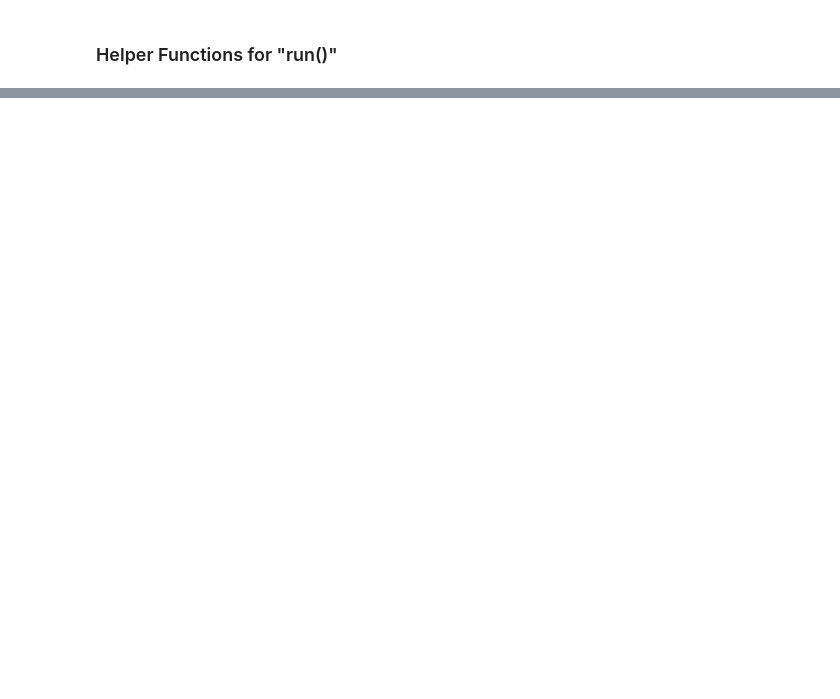
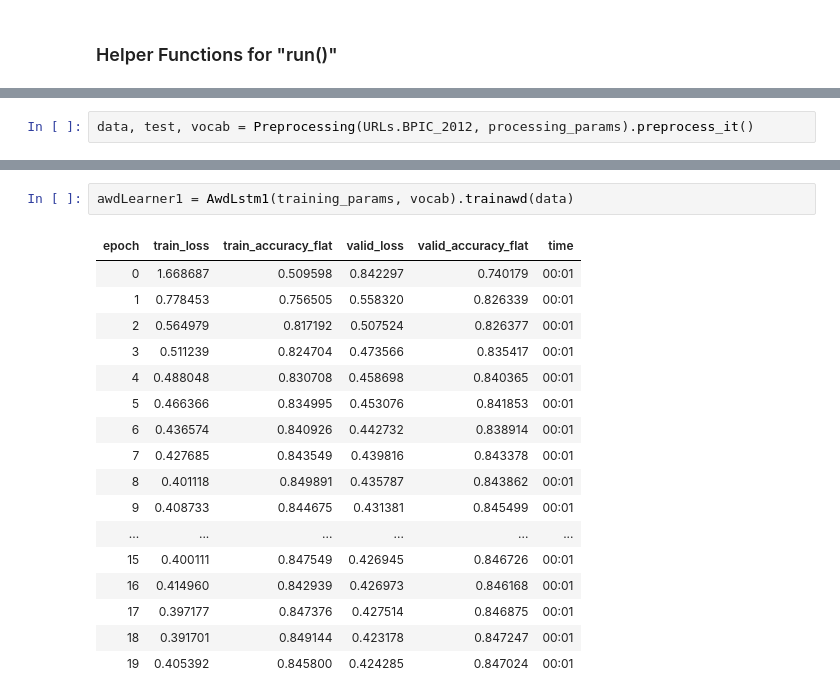
Before and after one commit to joLahann/fastpm, a Jupyter notebook: nbs/13_fastpm_control_flow_prediction_comparison.ipynb, the cells around one changed output, grey strips where cells are left out. Drawn from its saved outputs; the diff is of its cells as text; blank space fills up the shorter version.

```diff
--- a/nbs/13_fastpm_control_flow_prediction_comparison.ipynb
+++ b/nbs/13_fastpm_control_flow_prediction_comparison.ipynb
@@ -282,0 +445,2 @@ class ProcessPrediction:
+# %%
+data, test, vocab = Preprocessing(URLs.BPIC_2012, processing_params).preprocess_it()
@@ -282,0 +451,20 @@ class ProcessPrediction:
+# %%
+awdLearner1 = AwdLstm1(training_params, vocab).trainawd(data)
+# %% [output]
+| epoch | train_loss | train_accuracy_flat | valid_loss | valid_accuracy_flat | time |
+| 0 | 1.668687 | 0.509598 | 0.842297 | 0.740179 | 00:01 |
+| 1 | 0.778453 | 0.756505 | 0.558320 | 0.826339 | 00:01 |
+| 2 | 0.564979 | 0.817192 | 0.507524 | 0.826377 | 00:01 |
+| 3 | 0.511239 | 0.824704 | 0.473566 | 0.835417 | 00:01 |
+| 4 | 0.488048 | 0.830708 | 0.458698 | 0.840365 | 00:01 |
+| 5 | 0.466366 | 0.834995 | 0.453076 | 0.841853 | 00:01 |
+| 6 | 0.436574 | 0.840926 | 0.442732 | 0.838914 | 00:01 |
+| 7 | 0.427685 | 0.843549 | 0.439816 | 0.843378 | 00:01 |
+| 8 | 0.401118 | 0.849891 | 0.435787 | 0.843862 | 00:01 |
+| 9 | 0.408733 | 0.844675 | 0.431381 | 0.845499 | 00:01 |
+| ... | ... | ... | ... | ... | ... |
+| 15 | 0.400111 | 0.847549 | 0.426945 | 0.846726 | 00:01 |
+| 16 | 0.414960 | 0.842939 | 0.426973 | 0.846168 | 00:01 |
+| 17 | 0.397177 | 0.847376 | 0.427514 | 0.846875 | 00:01 |
+| 18 | 0.391701 | 0.849144 | 0.423178 | 0.847247 | 00:01 |
+| 19 | 0.405392 | 0.845800 | 0.424285 | 0.847024 | 00:01 |
```
Also changed, not shown: parts of 22 cells of this notebook, 5 other files.
